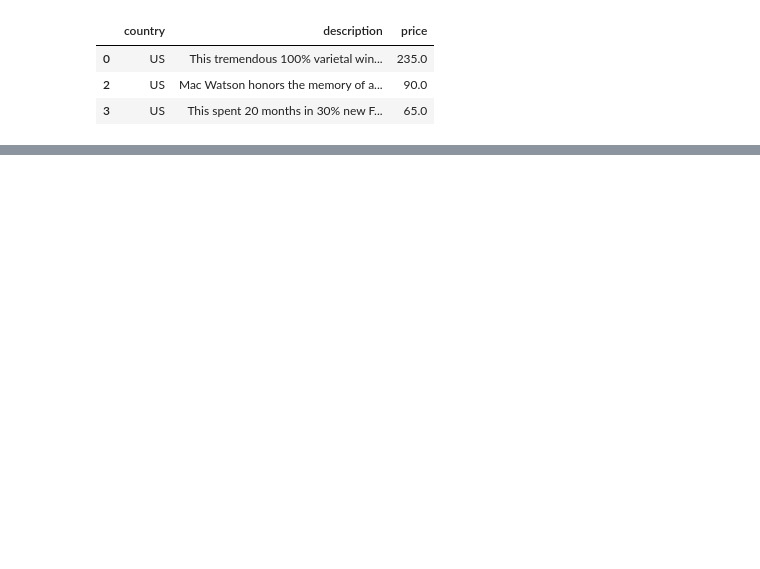
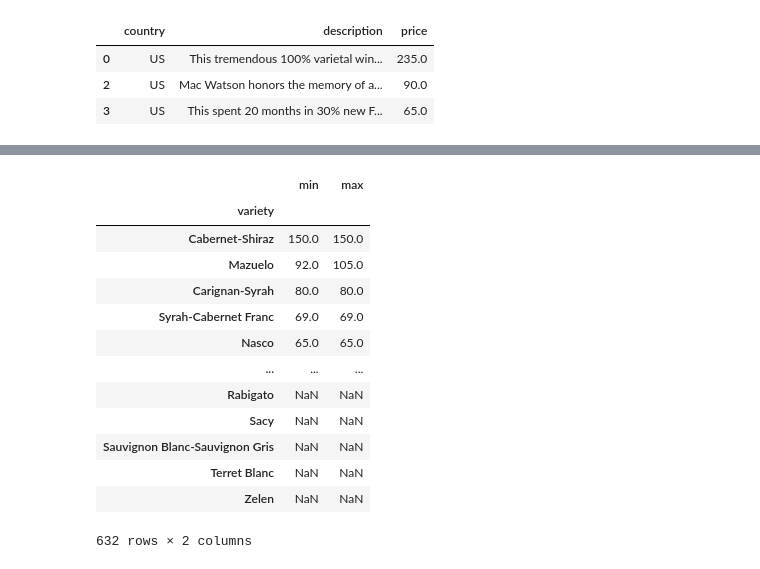
Before and after one commit to JanataZZ/Pandas-Numpy, a Jupyter notebook: Wine Reviews (Kaggle.com).ipynb, the cells around one changed output, grey strips where cells are left out. Saved outputs shown, nothing was run; the diff lists cells and outputs as text; code cells hidden in the pictures; blank space fills up the shorter version.

```diff
--- a/Wine Reviews (Kaggle.com).ipynb
+++ b/Wine Reviews (Kaggle.com).ipynb
@@ -175,0 +226,2 @@ reviews.head(3)
+# %%
+price_extremes = reviews.groupby(['variety']).price.agg([min, max])
@@ -175,0 +246,17 @@ reviews.head(3)
+# %%
+price_extremes.sort_values(by=['min','max'], ascending=False)
+# %% [output]
+|  | min | max |
+| variety |  |  |
+| Cabernet-Shiraz | 150.0 | 150.0 |
+| Mazuelo | 92.0 | 105.0 |
+| Carignan-Syrah | 80.0 | 80.0 |
+| Syrah-Cabernet Franc | 69.0 | 69.0 |
+| Nasco | 65.0 | 65.0 |
+| ... | ... | ... |
+| Rabigato | NaN | NaN |
+| Sacy | NaN | NaN |
+| Sauvignon Blanc-Sauvignon Gris | NaN | NaN |
+| Terret Blanc | NaN | NaN |
+| Zelen | NaN | NaN |
+632 rows × 2 columns
```
Also changed, not shown: parts of 30 cells of this notebook.
